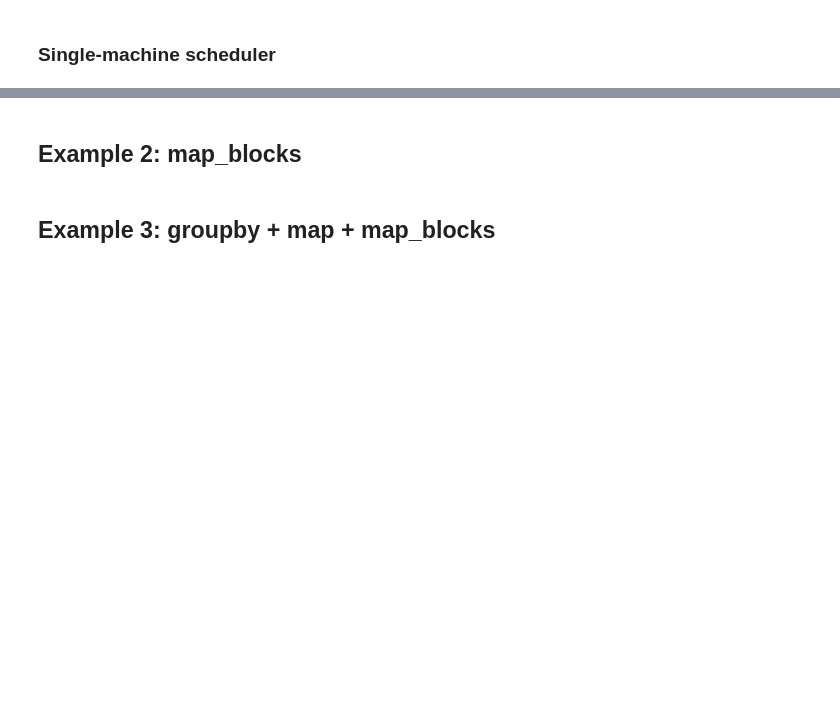
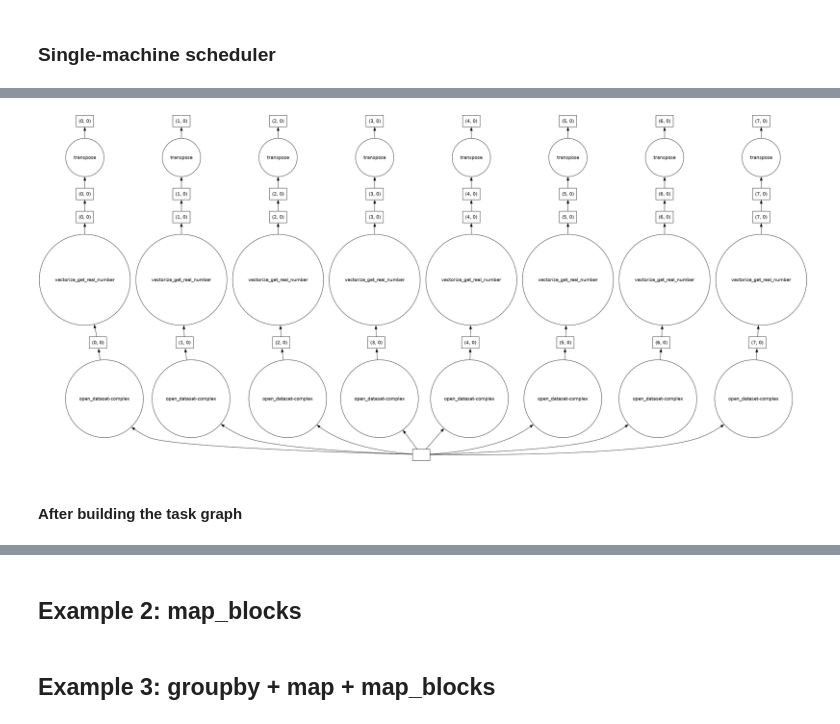
Before and after one commit to esciencecenter-digital-skills/2025-01-06-TUDelft-MobyLe-Hackathon, a Jupyter notebook: parallel_computation_with_dask.ipynb, the cells around one changed output, grey strips where cells are left out. Saved outputs shown, nothing was run; the diff lists cells and outputs as text; code cells hidden in the pictures; blank space fills up the shorter version.

```diff
--- a/parallel_computation_with_dask.ipynb
+++ b/parallel_computation_with_dask.ipynb
@@ -97,0 +146,23 @@ def _slc_complex_recontruct(mother_slc_complex, ifg_complex):
+# %%
+# A function which takes a single value
+@np.vectorize
+def get_real_number(complex):
+    if ~np.isnan(complex):
+        return complex.real
+    else:
+        return np.nan
+# %%
+meta_arr = np.array((), dtype=np.float32)
+
+real_3 = da.apply_gufunc(
+    get_real_number,
+    "()->()",
+    stmat["complex"].data,
+    meta=meta_arr,
+)
+# %%
+dask.visualize(real_3)
+# %% [output]
+[figure, added]
+# %% [markdown]
+#### After building the task graph
```
Also changed, not shown: parts of 22 cells of this notebook.
